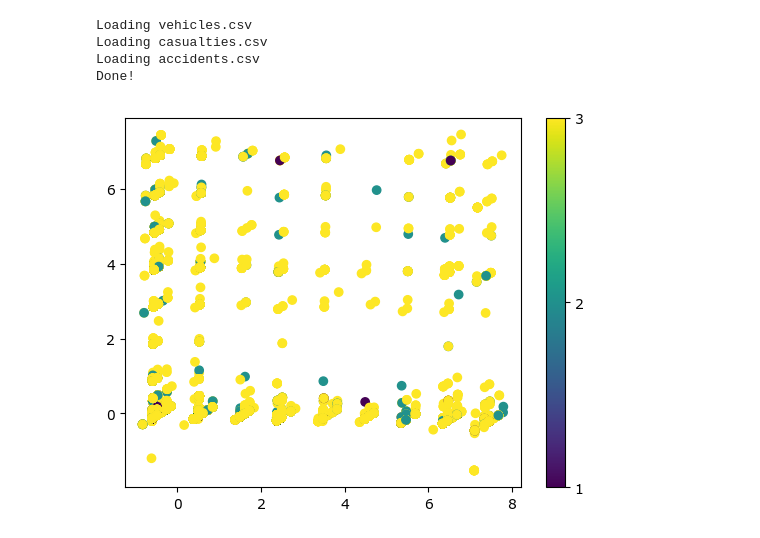
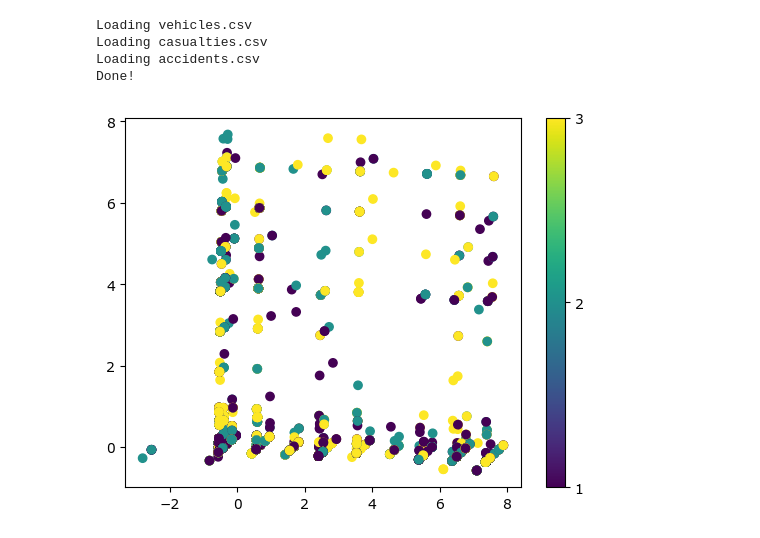
Before and after one commit to corbin-hayden13/CS345_UK_Accident_Analysis, a Jupyter notebook: UK_Accident_Analysis 2.ipynb, the cells around one changed output. Drawn from its saved outputs; the diff is of its cells as text; code cells hidden in the pictures.

Commit message:
Culling accident data

```diff
--- a/UK_Accident_Analysis 2.ipynb
+++ b/UK_Accident_Analysis 2.ipynb
@@ -95,19 +104,31 @@ def fit_predict(pipe, tt_splits, params={}, timed=True):
     pipe.fit(X_train, y_train)
     print(f"Accuracy = {get_accuracy(y_test, accident_pipe.predict(X_test))}%")
     if timed: print(f"\nFitting {num_features} features took {time() - start_time:.3f} seconds")
+# %%
+weather_conditions = ["Weather_Conditions", "Road_Surface_Conditions",
+                      "Special_Conditions_at_Site", "Carriageway_Hazards", "Accident_Severity"]
+accident_data = data_frames["accidents"][weather_conditions].dropna().values
+np.random.shuffle(accident_data)
+
+sev_three = accident_data[accident_data[:, -1] == 3][:21382, :]
+sev_two = accident_data[accident_data[:, -1] == 2][:21382, :]
+sev_one = accident_data[accident_data[:, -1] == 1]
+
+accident_data = np.vstack((sev_one, sev_two, sev_three))
+np.random.shuffle(accident_data)
 # %%
 # First Question: How does the weather impact the serverity of the accident?
-weather_conditions = ["Weather_Conditions", "Road_Surface_Conditions",
+""" weather_conditions = ["Weather_Conditions", "Road_Surface_Conditions",
                       "Special_Conditions_at_Site", "Carriageway_Hazards", "Accident_Severity"]
 accident_data = data_frames["accidents"][weather_conditions]
 # Remove all nan rows (only for longitude and latitude)
 accident_data = accident_data.dropna().values
-num_features = int(accident_data.shape[0] * 0.1) + 1
+num_features = int(accident_data.shape[0] * 0.1)
 accident_data = accident_data[:num_features]
-
+"""
 X = accident_data[:, :-1]
 y = accident_data[:, -1]
 
 plot_ftrs(X, y, dimensions=2)
 # %% [output]
-[figure, old version]
+[figure, new version]
```
Also changed, not shown: parts of 5 cells of this notebook.
